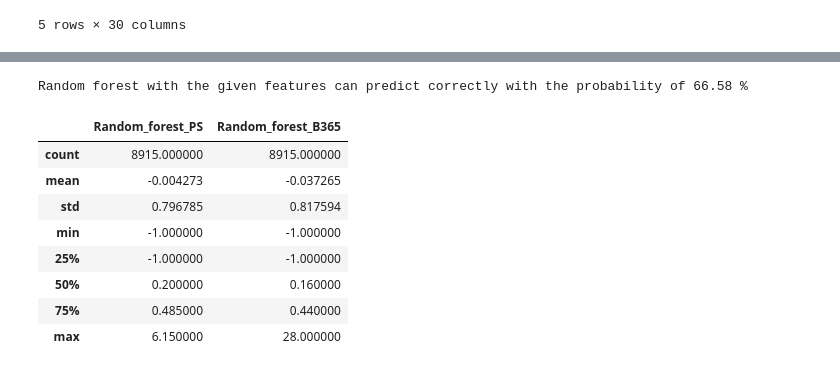
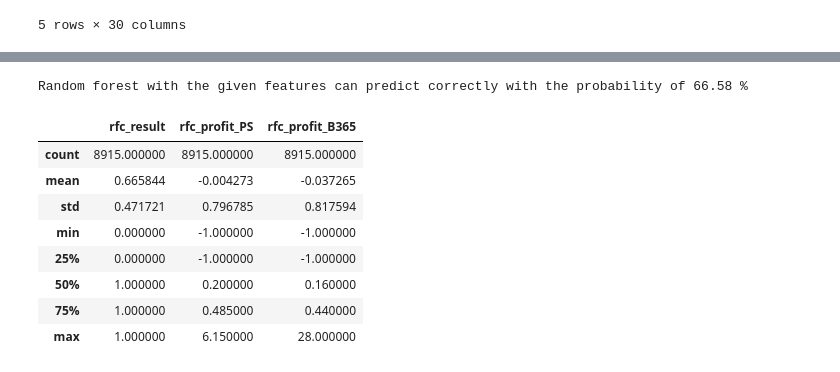
Before and after one commit to sprogl/sporting-bet-prediction, a Jupyter notebook: ATP_third_notebook.ipynb, the cells around one changed output, grey strips where cells are left out. Saved outputs shown, nothing was run; the diff lists cells and outputs as text; code cells hidden in the pictures.

```diff
--- a/ATP_third_notebook.ipynb
+++ b/ATP_third_notebook.ipynb
@@ -594,24 +595,23 @@ memory usage: 11.3 MB
 # %%
 import pandas as pd
 import numpy as np
 import sklearn.ensemble
 
 model_rfc = sklearn.ensemble.RandomForestClassifier(max_depth=15, random_state=26895645)
 model_rfc.fit(X_train, y_train)
-model_rfc.score(X_test, y_test)
 rfc_result = pd.DataFrame({"rfc_result": ~np.logical_xor(model_rfc.predict(X_test), y_test), "rfc_proba_P1_wins": model_rfc.predict_proba(X_test)[:, 1]}, index=y_test.index)
 
 print(f"Random forest with the given features can predict correctly with the probability of {round(model_rfc.score(X_test, y_test)*100, 2)} %")
-profits_test = pd.DataFrame({"Random_forest_PS": rfc_result["rfc_result"].to_numpy() * df_atp_reduced.loc[y_test.index, "PSW"].to_numpy() - 1.0, "Random_forest_B365": rfc_result["rfc_result"].to_numpy() * df_atp_reduced.loc[y_test.index, "B365W"].to_numpy() - 1.0}, index=y_test.index)
+profits_test = pd.DataFrame({"rfc_result": 0 + rfc_result["rfc_result"], "rfc_profit_PS": rfc_result["rfc_result"].to_numpy() * df_atp_reduced.loc[y_test.index, "PSW"].to_numpy() - 1.0, "rfc_profit_B365": rfc_result["rfc_result"].to_numpy() * df_atp_reduced.loc[y_test.index, "B365W"].to_numpy() - 1.0}, index=y_test.index)
 profits_test.describe()
 # %% [output]
 Random forest with the given features can predict correctly with the probability of 66.58 %
-|  | Random_forest_PS | Random_forest_B365 |
-| count | 8915.000000 | 8915.000000 |
-| mean | -0.004273 | -0.037265 |
-| std | 0.796785 | 0.817594 |
-| min | -1.000000 | -1.000000 |
-| 25% | -1.000000 | -1.000000 |
-| 50% | 0.200000 | 0.160000 |
-| 75% | 0.485000 | 0.440000 |
-| max | 6.150000 | 28.000000 |
+|  | rfc_result | rfc_profit_PS | rfc_profit_B365 |
+| count | 8915.000000 | 8915.000000 | 8915.000000 |
+| mean | 0.665844 | -0.004273 | -0.037265 |
+| std | 0.471721 | 0.796785 | 0.817594 |
+| min | 0.000000 | -1.000000 | -1.000000 |
+| 25% | 0.000000 | -1.000000 | -1.000000 |
+| 50% | 1.000000 | 0.200000 | 0.160000 |
+| 75% | 1.000000 | 0.485000 | 0.440000 |
+| max | 1.000000 | 6.150000 | 28.000000 |
```
Also changed, not shown: parts of 3 cells of this notebook, 1 other file.
